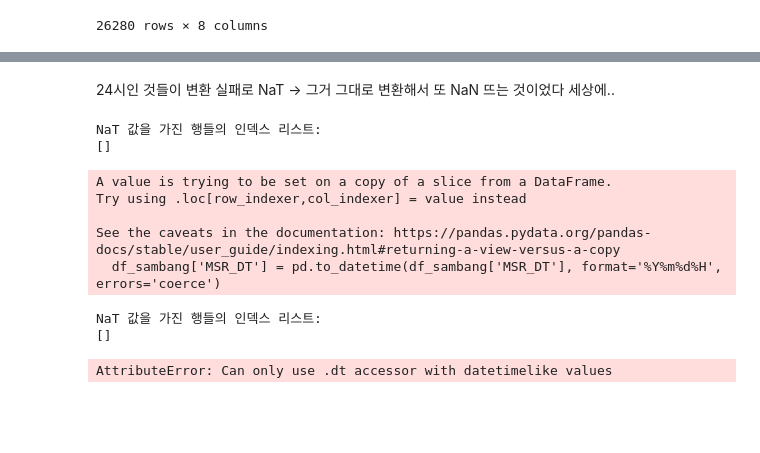
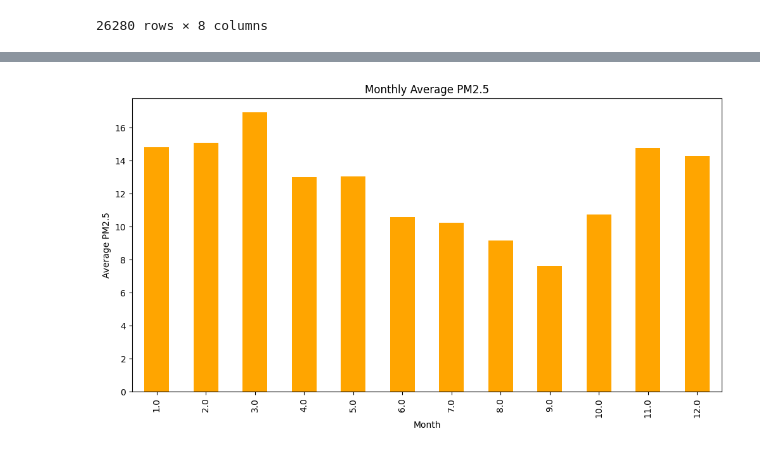
Before and after one commit to HayDen-Gonne/Particulate_Dust_Analysis, a Jupyter notebook: second_script.ipynb, the cells around one changed output, grey strips where cells are left out. Drawn from its saved outputs; the diff is of its cells as text; code cells hidden in the pictures; blank space fills up the shorter version.

```diff
--- a/second_script.ipynb
+++ b/second_script.ipynb
@@ -368,4 +285,0 @@ Name: 881424, dtype: object
-# %%
-# 'Hour' 열에서 NaN 값을 정수 24로 대체
-df_sambang['Hour'].fillna(24, inplace=True)
-df_sambang['Hour']
@@ -417,35 +285,0 @@ NaN values in Year column:
-# %% [markdown]
-24시인 것들이 변환 실패로 NaT -> 그거 그대로 변환해서 또 NaN 뜨는 것이었다 세상에..
-# %%
-import pandas as pd
-import matplotlib.pyplot as plt
-
-# MSR_DT를 datetime 형식으로 변환
-df_sambang['MSR_DT'] = pd.to_datetime(df_sambang['MSR_DT'], format='%Y%m%d%H', errors='coerce')
-
-nat_rows = df[df['MSR_DT'].isnull()]
-
-# NaT 값을 가진 행들의 인덱스를 리스트로 추출
-nat_indices = nat_rows.index.tolist()
-print("\nNaT 값을 가진 행들의 인덱스 리스트:")
-print(nat_indices)
-# %% [output]
-NaT 값을 가진 행들의 인덱스 리스트:
-[]
-A value is trying to be set on a copy of a slice from a DataFrame.
-Try using .loc[row_indexer,col_indexer] = value instead
-
-See the caveats in the documentation: https://pandas.pydata.org/pandas-docs/stable/user_guide/indexing.html#returning-a-view-versus-a-copy
-  df_sambang['MSR_DT'] = pd.to_datetime(df_sambang['MSR_DT'], format='%Y%m%d%H', errors='coerce')
-# %%
-# datetime 변환한 다음에 진행해야함
-# NaT 값을 가진 행 탐색
-nat_rows = df[df['MSR_DT'].isnull()]
-
-# NaT 값을 가진 행들의 인덱스를 리스트로 추출
-nat_indices = nat_rows.index.tolist()
-print("\nNaT 값을 가진 행들의 인덱스 리스트:")
-print(nat_indices)
-# %% [output]
-NaT 값을 가진 행들의 인덱스 리스트:
-[]
@@ -467,7 +286,13 @@ print(df2)
-# %%
-# 연도, 월, 시간 추출
-df_sambang['Year'] = df_sambang['MSR_DT'].dt.year
-df_sambang['Month'] = df_sambang['MSR_DT'].dt.month
-df_sambang['Hour'] = df_sambang['MSR_DT'].dt.hour
-# %% [output]
-AttributeError: Can only use .dt accessor with datetimelike values
+# %%
+# 월별 평균 계산
+monthly_avg = df_sambang.groupby('Month').mean(numeric_only=True)
+
+# 월별 그래프
+plt.figure(figsize=(12, 6))
+monthly_avg['PM25'].plot(kind='bar', color='orange')
+plt.title('Monthly Average PM2.5')
+plt.xlabel('Month')
+plt.ylabel('Average PM2.5')
+plt.show()
+# %% [output]
+[figure, added]
```
Also changed, not shown: parts of 13 cells of this notebook, 1 other file.
